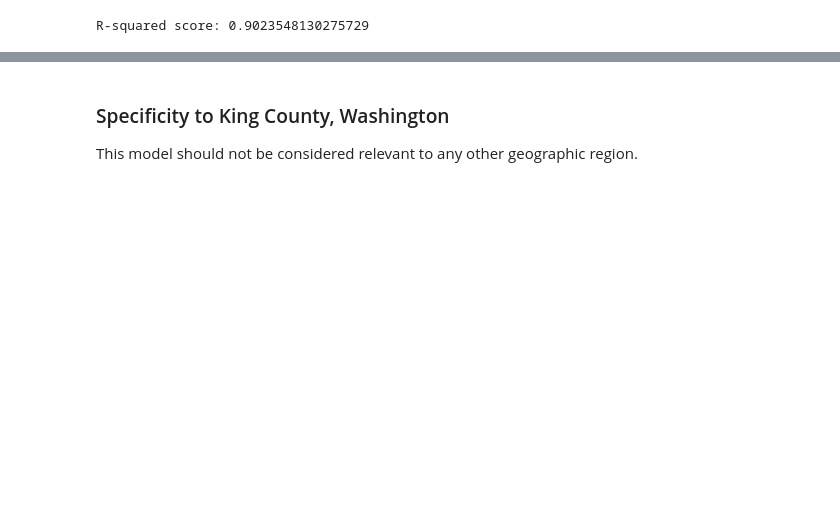
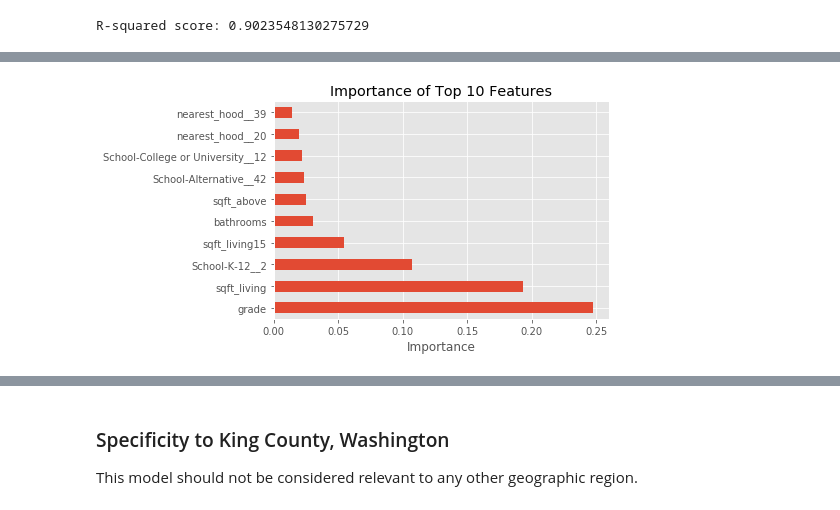
Before and after one commit to npeirson/dsc-v2-mod1-final-project-online-ds-sp-000, a Jupyter notebook: student.ipynb, the cells around one changed output, grey strips where cells are left out. Saved outputs shown, nothing was run; the diff lists cells and outputs as text; code cells hidden in the pictures; blank space fills up the shorter version.

```diff
--- a/student.ipynb
+++ b/student.ipynb
@@ -1017,3 +1064,14 @@ Sample of ground-truth vs keras model predictions:
+# %%
+from sklearn.ensemble import ExtraTreesRegressor
+
+m = ExtraTreesRegressor()
+m.fit(X_scaled,y_scaled)
+feat_importances = pd.Series(m.feature_importances_, index=X.columns)
+feat_importances.nlargest(10).plot(kind='barh').set(xlabel='Importance',
+                                                    title='Importance of Top 10 Features')
+plt.show()
+# %% [output]
+[figure, added]
 # %% [markdown]
 ## Discussion
 After cleaning the dataset, transforming some variables, adding some new features, and removing some irrelevant ones, linear regression performs decently.
```
Also changed, not shown: parts of 9 cells of this notebook, 4 other files.
